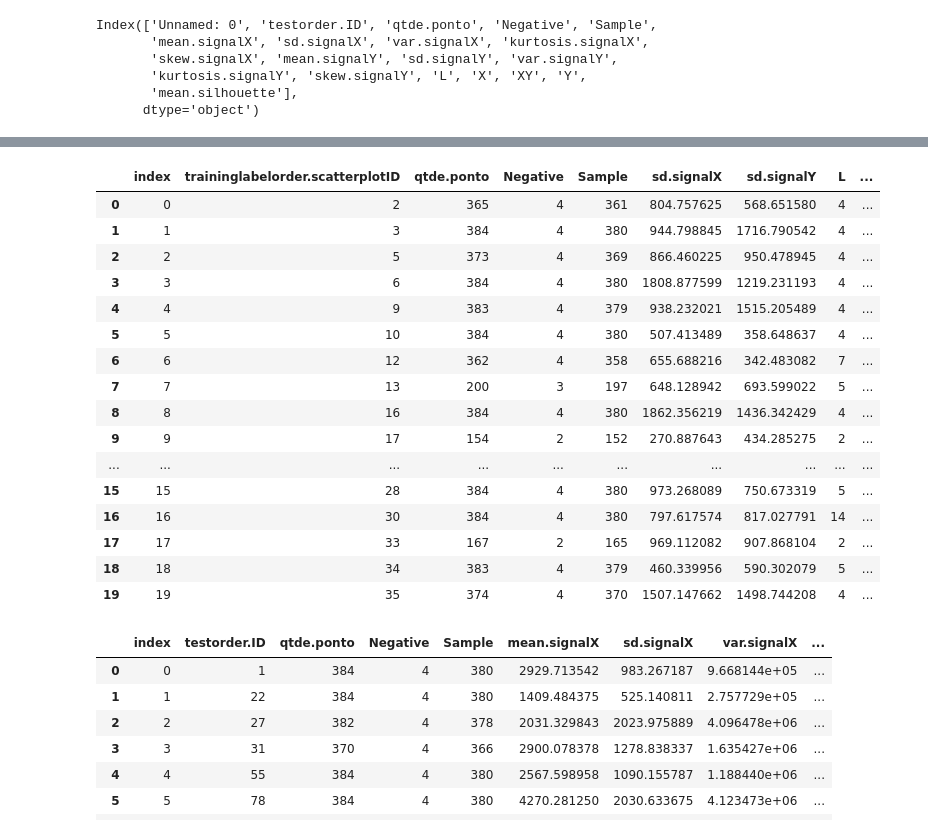
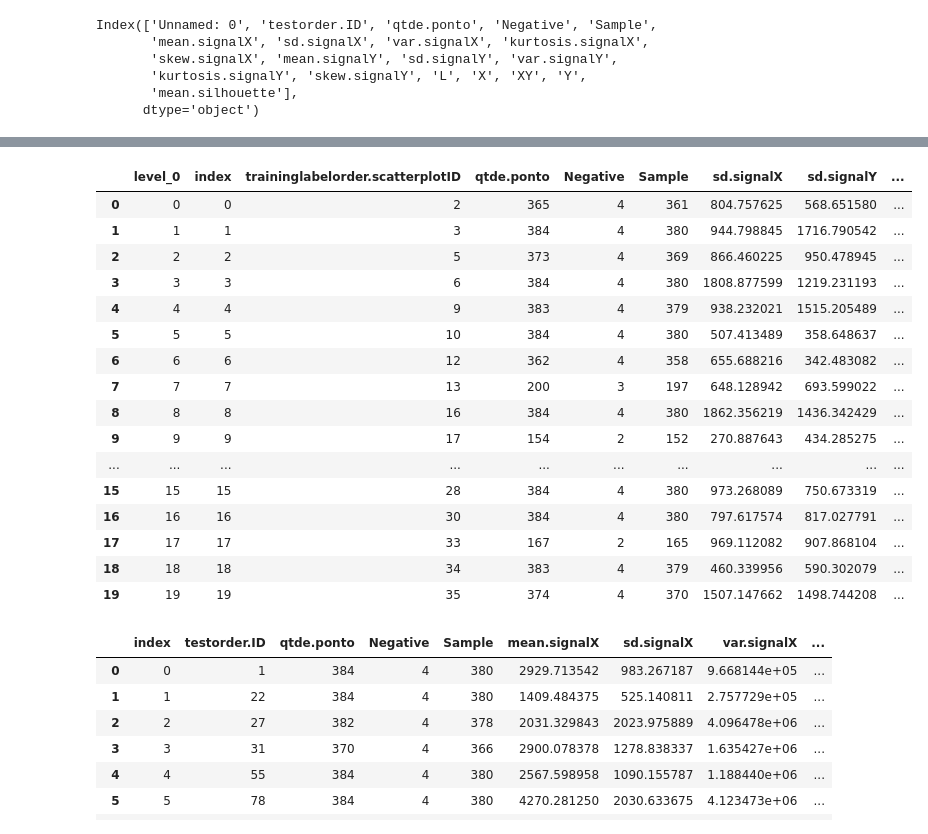
Before and after one commit to polivio/PEE, a Jupyter notebook: KNN_KDD_BR.ipynb, the cells around one changed output, grey strips where cells are left out. Saved outputs shown, nothing was run; the diff lists cells and outputs as text; code cells hidden in the pictures.

```diff
--- a/KNN_KDD_BR.ipynb
+++ b/KNN_KDD_BR.ipynb
@@ -38,8 +34,14 @@ Index(['Unnamed: 0', 'traininglabelorder.scatterplotID', 'qtde.ponto',
        'mean.silhouette', 'traininglabelorder.score'],
       dtype='object')
 # %%
+
 train = train.loc[:,['traininglabelorder.scatterplotID', 'qtde.ponto',
-       'Negative', 'Sample', 'sd.signalX', 'sd.signalY',
-       'L', 'X', 'XY', 'Y','mean.silhouette','traininglabelorder.score']]
-train.head()
+       'mean.signalX', 'sd.signalX', 'kurtosis.signalX',
+      'mean.signalY', 'sd.signalY',
+       'kurtosis.signalY', 'L', 'X', 'XY', 'Y',
+       'mean.silhouette']]
+
+
+
+train.head(20)
 # %% [output]
@@ -86,29 +99,29 @@ test.head(20)
 # %%
 
 # https://stackoverflow.com/questions/49420427/pandas-df-fillnadf-mean-not-working-on-multiindex-dataframe
 
 train = train.reset_index()
 
-train = train.fillna(train.mean())
+train = train.fillna(0)
 train.head(20)
 # %% [output]
-|  | index | traininglabelorder.scatterplotID | qtde.ponto | Negative | Sample | sd.signalX | sd.signalY | L | ... |
-| 0 | 0 | 2 | 365 | 4 | 361 | 804.757625 | 568.651580 | 4 | ... |
-| 1 | 1 | 3 | 384 | 4 | 380 | 944.798845 | 1716.790542 | 4 | ... |
-| 2 | 2 | 5 | 373 | 4 | 369 | 866.460225 | 950.478945 | 4 | ... |
-| 3 | 3 | 6 | 384 | 4 | 380 | 1808.877599 | 1219.231193 | 4 | ... |
-| 4 | 4 | 9 | 383 | 4 | 379 | 938.232021 | 1515.205489 | 4 | ... |
-| 5 | 5 | 10 | 384 | 4 | 380 | 507.413489 | 358.648637 | 4 | ... |
-| 6 | 6 | 12 | 362 | 4 | 358 | 655.688216 | 342.483082 | 7 | ... |
-| 7 | 7 | 13 | 200 | 3 | 197 | 648.128942 | 693.599022 | 5 | ... |
-| 8 | 8 | 16 | 384 | 4 | 380 | 1862.356219 | 1436.342429 | 4 | ... |
-| 9 | 9 | 17 | 154 | 2 | 152 | 270.887643 | 434.285275 | 2 | ... |
+|  | level_0 | index | traininglabelorder.scatterplotID | qtde.ponto | Negative | Sample | sd.signalX | sd.signalY | ... |
+| 0 | 0 | 0 | 2 | 365 | 4 | 361 | 804.757625 | 568.651580 | ... |
+| 1 | 1 | 1 | 3 | 384 | 4 | 380 | 944.798845 | 1716.790542 | ... |
+| 2 | 2 | 2 | 5 | 373 | 4 | 369 | 866.460225 | 950.478945 | ... |
+| 3 | 3 | 3 | 6 | 384 | 4 | 380 | 1808.877599 | 1219.231193 | ... |
+| 4 | 4 | 4 | 9 | 383 | 4 | 379 | 938.232021 | 1515.205489 | ... |
+| 5 | 5 | 5 | 10 | 384 | 4 | 380 | 507.413489 | 358.648637 | ... |
+| 6 | 6 | 6 | 12 | 362 | 4 | 358 | 655.688216 | 342.483082 | ... |
+| 7 | 7 | 7 | 13 | 200 | 3 | 197 | 648.128942 | 693.599022 | ... |
+| 8 | 8 | 8 | 16 | 384 | 4 | 380 | 1862.356219 | 1436.342429 | ... |
+| 9 | 9 | 9 | 17 | 154 | 2 | 152 | 270.887643 | 434.285275 | ... |
 | ... | ... | ... | ... | ... | ... | ... | ... | ... | ... |
-| 15 | 15 | 28 | 384 | 4 | 380 | 973.268089 | 750.673319 | 5 | ... |
-| 16 | 16 | 30 | 384 | 4 | 380 | 797.617574 | 817.027791 | 14 | ... |
-| 17 | 17 | 33 | 167 | 2 | 165 | 969.112082 | 907.868104 | 2 | ... |
-| 18 | 18 | 34 | 383 | 4 | 379 | 460.339956 | 590.302079 | 5 | ... |
-| 19 | 19 | 35 | 374 | 4 | 370 | 1507.147662 | 1498.744208 | 4 | ... |
+| 15 | 15 | 15 | 28 | 384 | 4 | 380 | 973.268089 | 750.673319 | ... |
+| 16 | 16 | 16 | 30 | 384 | 4 | 380 | 797.617574 | 817.027791 | ... |
+| 17 | 17 | 17 | 33 | 167 | 2 | 165 | 969.112082 | 907.868104 | ... |
+| 18 | 18 | 18 | 34 | 383 | 4 | 379 | 460.339956 | 590.302079 | ... |
+| 19 | 19 | 19 | 35 | 374 | 4 | 370 | 1507.147662 | 1498.744208 | ... |
 # %%
 test = test.reset_index()
 
```
Also changed, not shown: parts of 4 cells of this notebook.
